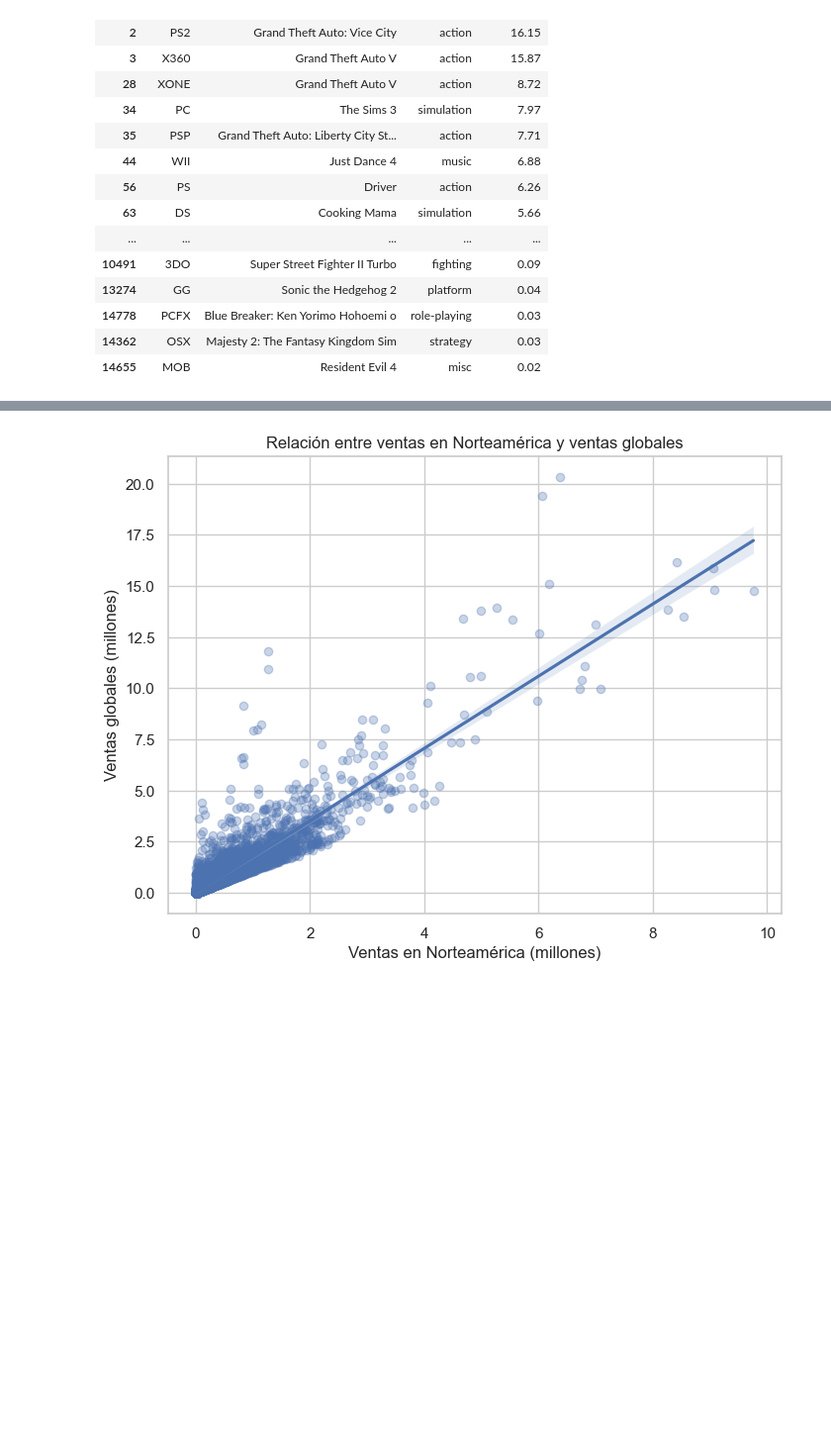
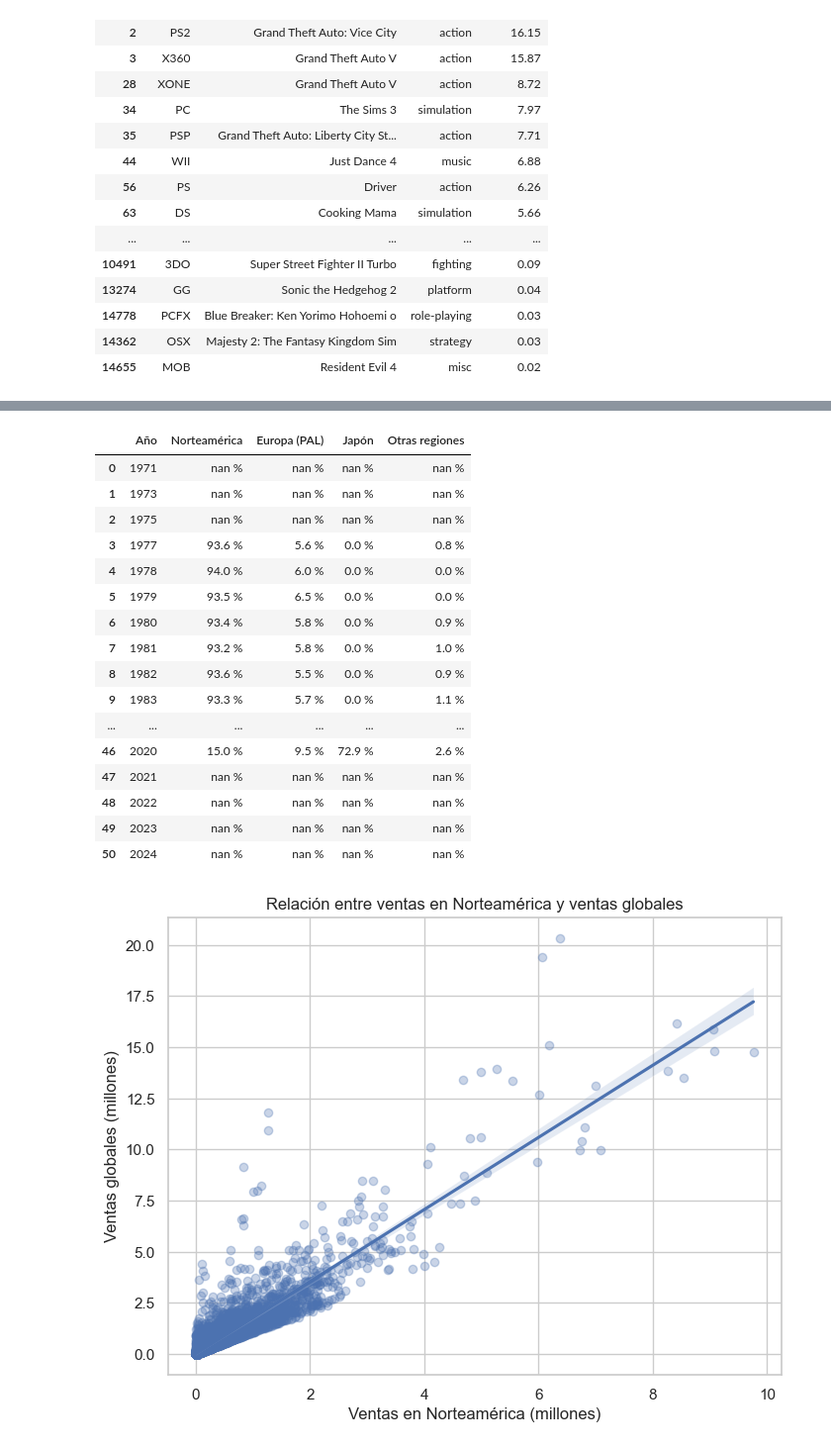
Before and after one commit to Jorge-Vilavella/Proyecto, a Jupyter notebook: notebooks/eda.ipynb, the cells around one changed output, grey strips where cells are left out. Shown at 99% size. Cells and saved outputs as stored; diff of their text form; code cells hidden in the pictures; blank space fills up the shorter version.

Commit message:
Añadida una vista más

```diff
--- a/notebooks/eda.ipynb
+++ b/notebooks/eda.ipynb
@@ -1296,7 +1292,59 @@ Esta tabla permite:
 - Observar cambios en la importancia relativa de las regiones a lo largo del tiempo.
 - Detectar si alguna zona gana o pierde peso en el mercado global de videojuegos.
 # %%
-### Vista 23: Dispersión con regresión – `na_sales` vs `total_sales`
+# Asegurarnos de tener el año
+df["release_date"] = pd.to_datetime(df["release_date"], errors="coerce")
+df_year = df.dropna(subset=["release_date"]).copy()
+df_year["year"] = df_year["release_date"].dt.year
+
+regiones = ["na_sales", "pal_sales", "jp_sales", "other_sales"]
+
+# Sumar ventas por año y región
+ventas_por_año_region = df_year.groupby("year")[regiones].sum()
+
+# Calcular porcentaje por fila (año)
+ventas_por_año_region_pct = (
+    ventas_por_año_region
+    .div(ventas_por_año_region.sum(axis=1), axis=0)
+    * 100
+)
+
+# Pasar a tabla y renombrar columnas con nombres legibles
+tabla_pct = (
+    ventas_por_año_region_pct
+    .reset_index()
+    .rename(columns={
+        "year": "Año",
+        "na_sales": "Norteamérica",
+        "pal_sales": "Europa (PAL)",
+        "jp_sales": "Japón",
+        "other_sales": "Otras regiones"
+    })
+)
+
+# Formatear porcentajes a 1 decimal y añadir el símbolo %
+for col in ["Norteamérica", "Europa (PAL)", "Japón", "Otras regiones"]:
+    tabla_pct[col] = tabla_pct[col].round(1).astype(str) + " %"
+
+tabla_pct
+# %% [output]
+|  | Año | Norteamérica | Europa (PAL) | Japón | Otras regiones |
+| 0 | 1971 | nan % | nan % | nan % | nan % |
+| 1 | 1973 | nan % | nan % | nan % | nan % |
+| 2 | 1975 | nan % | nan % | nan % | nan % |
+| 3 | 1977 | 93.6 % | 5.6 % | 0.0 % | 0.8 % |
+| 4 | 1978 | 94.0 % | 6.0 % | 0.0 % | 0.0 % |
+| 5 | 1979 | 93.5 % | 6.5 % | 0.0 % | 0.0 % |
+| 6 | 1980 | 93.4 % | 5.8 % | 0.0 % | 0.9 % |
+| 7 | 1981 | 93.2 % | 5.8 % | 0.0 % | 1.0 % |
+| 8 | 1982 | 93.6 % | 5.5 % | 0.0 % | 0.9 % |
+| 9 | 1983 | 93.3 % | 5.7 % | 0.0 % | 1.1 % |
+| ... | ... | ... | ... | ... | ... |
+| 46 | 2020 | 15.0 % | 9.5 % | 72.9 % | 2.6 % |
+| 47 | 2021 | nan % | nan % | nan % | nan % |
+| 48 | 2022 | nan % | nan % | nan % | nan % |
+| 49 | 2023 | nan % | nan % | nan % | nan % |
+| 50 | 2024 | nan % | nan % | nan % | nan % |
 # %%
 ### Vista 23: Dispersión con regresión – `na_sales` vs `total_sales`
 
```
Also changed, not shown: parts of 2 cells of this notebook.
